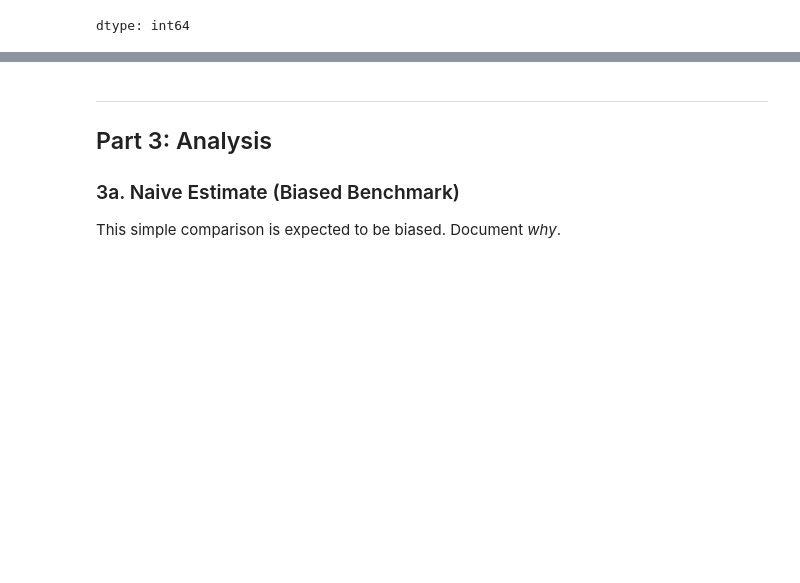
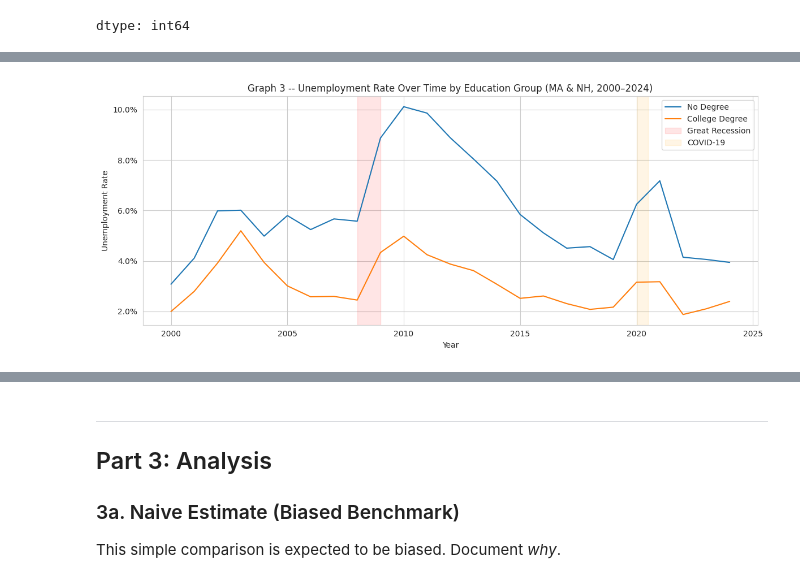
Before and after one commit to zackdihel/DA-final-project, a Jupyter notebook: notebooks/5200_final_project_starter.ipynb, the cells around one changed output, grey strips where cells are left out. Drawn from its saved outputs; the diff is of its cells as text; code cells hidden in the pictures; blank space fills up the shorter version.

```diff
--- a/notebooks/5200_final_project_starter.ipynb
+++ b/notebooks/5200_final_project_starter.ipynb
@@ -128,0 +220,18 @@ KeyError: 'your_treatment'
+# %%
+#unemp rate over time per educ group
+unemp_time = df.groupby(['YEAR', 'college_degree'])['unemployed'].mean().reset_index()
+unemp_time['college_degree'] = unemp_time['college_degree'].map({0: 'No Degree', 1: 'College Degree'})
+
+fig, ax = plt.subplots(figsize=(12, 5))
+sns.lineplot(data=unemp_time, x='YEAR', y='unemployed', hue='college_degree', ax=ax)
+ax.set_title('Graph 3 -- Unemployment Rate Over Time by Education Group (MA & NH, 2000–2024)')
+ax.set_ylabel('Unemployment Rate')
+ax.set_xlabel('Year')
+ax.yaxis.set_major_formatter(plt.FuncFormatter(lambda y, _: f'{y:.1%}'))
+ax.axvspan(2008, 2009, alpha=0.1, color='red', label='Great Recession')
+ax.axvspan(2020, 2020.5, alpha=0.1, color='orange', label='COVID-19')
+ax.legend()
+plt.tight_layout()
+plt.show()
+# %% [output]
+[figure, added]
```
Also changed, not shown: parts of 17 cells of this notebook.
